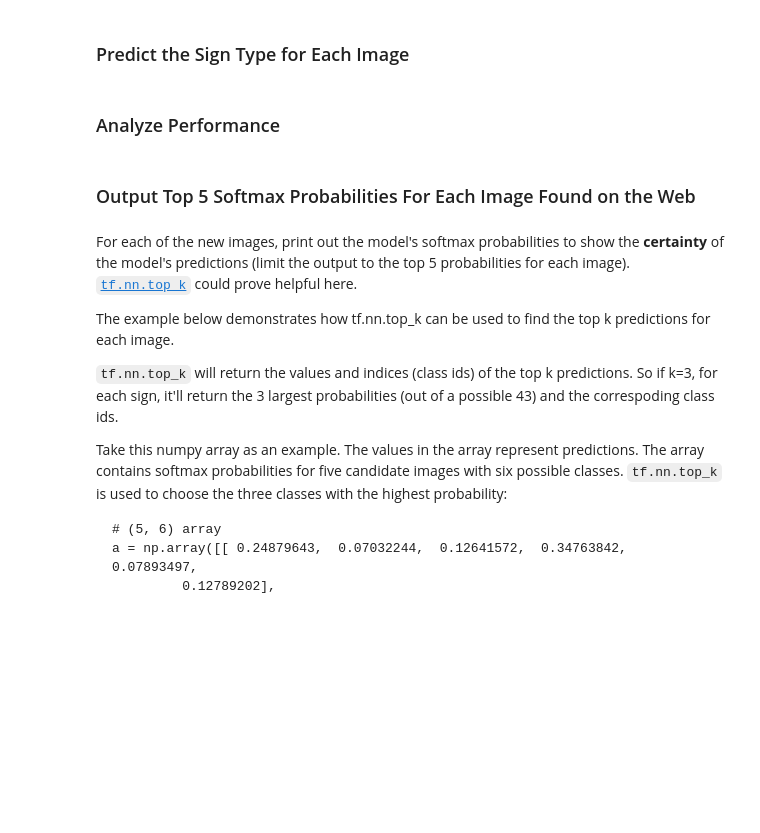
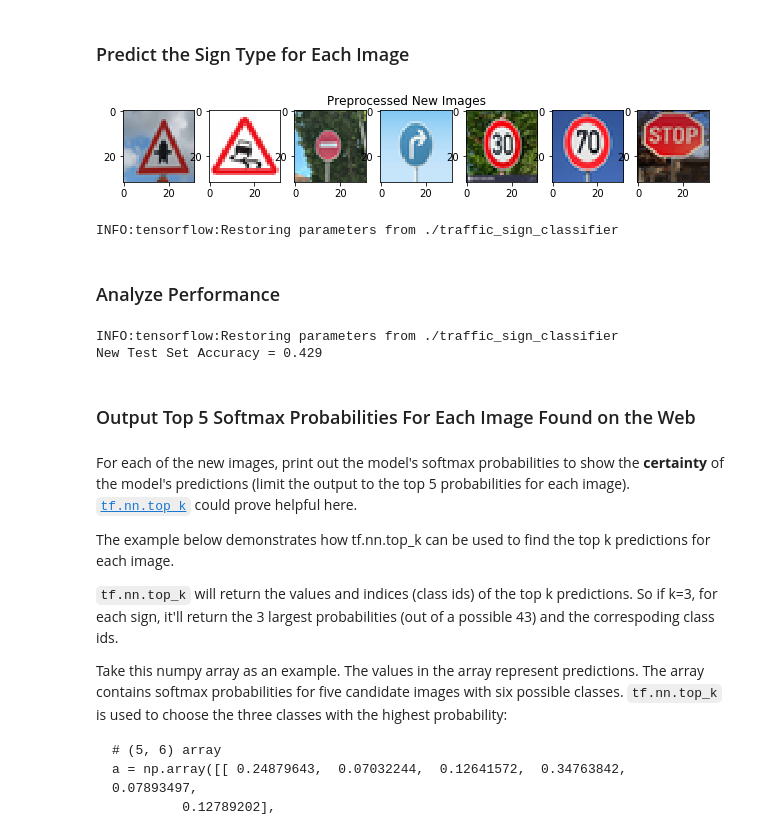
Before and after one commit to itprov/CarND-Traffic-Sign-Classifier-Project, a Jupyter notebook: Traffic_Sign_Classifier.ipynb, the cells around one changed output. Drawn from its saved outputs; the diff is of its cells as text; code cells hidden in the pictures; blank space fills up the shorter version.

```diff
--- a/Traffic_Sign_Classifier.ipynb
+++ b/Traffic_Sign_Classifier.ipynb
@@ -562,12 +502,39 @@ You may find `signnames.csv` useful as it contains mappings from the class id (i
 # %%
 ### Run the predictions here and use the model to output the prediction for each image.
 ### Make sure to pre-process the images with the same pre-processing pipeline used earlier.
 ### Feel free to use as many code cells as needed.
+fig = plt.figure(figsize=(scale * num_images, scale))
+fig.suptitle('Preprocessed New Images')
+pos = 1
+X_new = []
+for img in imgs:
+    img = np.array(img)
+    #img = preprocessor.transform(img.reshape(-1, 3)).reshape(img.shape)
+    X_new.append(img)
+    canvas = fig.add_subplot(1, num_images, pos)
+    plt.imshow(img)
+    pos += 1
+# %% [output]
+[figure, added]
+# %%
+with tf.Session() as sess:
+    saver.restore(sess, model_file)
+    predictions = sess.run(logits, feed_dict={x: X_new, dropout_rate: 0.0})
+    #print(predictions)
+# %% [output]
+INFO:tensorflow:Restoring parameters from ./traffic_sign_classifier
 # %% [markdown]
 ### Analyze Performance
 # %%
 ### Calculate the accuracy for these 5 new images.
 ### For example, if the model predicted 1 out of 5 signs correctly, it's 20% accurate on these new images.
+with tf.Session() as sess:
+    saver.restore(sess, model_file)
+    test_new_accuracy = evaluate(X_new, labels)
+    print("New Test Set Accuracy = {:.3f}".format(test_new_accuracy))
+# %% [output]
+INFO:tensorflow:Restoring parameters from ./traffic_sign_classifier
+New Test Set Accuracy = 0.429
 # %% [markdown]
 ### Output Top 5 Softmax Probabilities For Each Image Found on the Web
 # %% [markdown]
```
Also changed, not shown: parts of 17 cells of this notebook, 18 other files.
